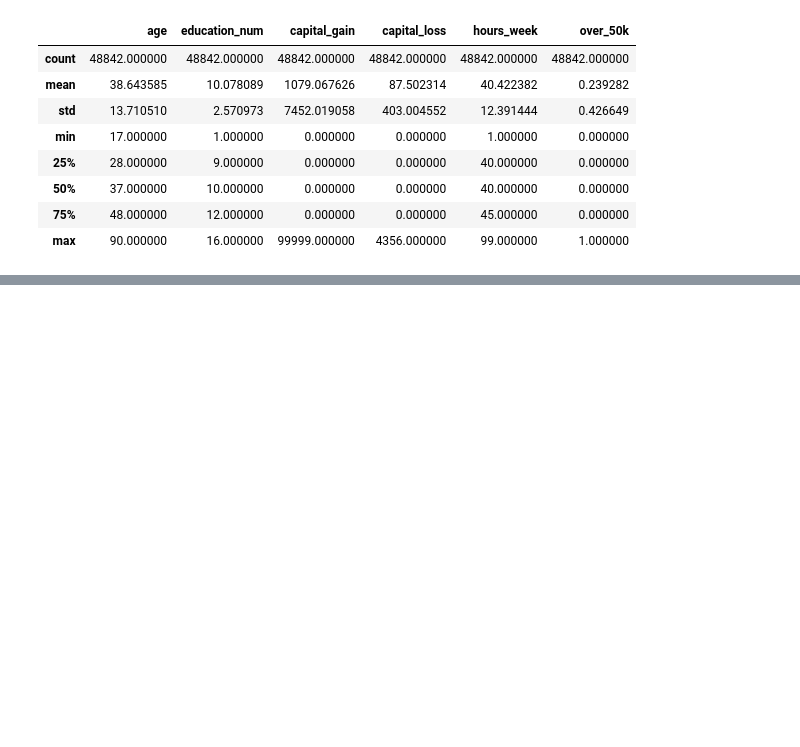
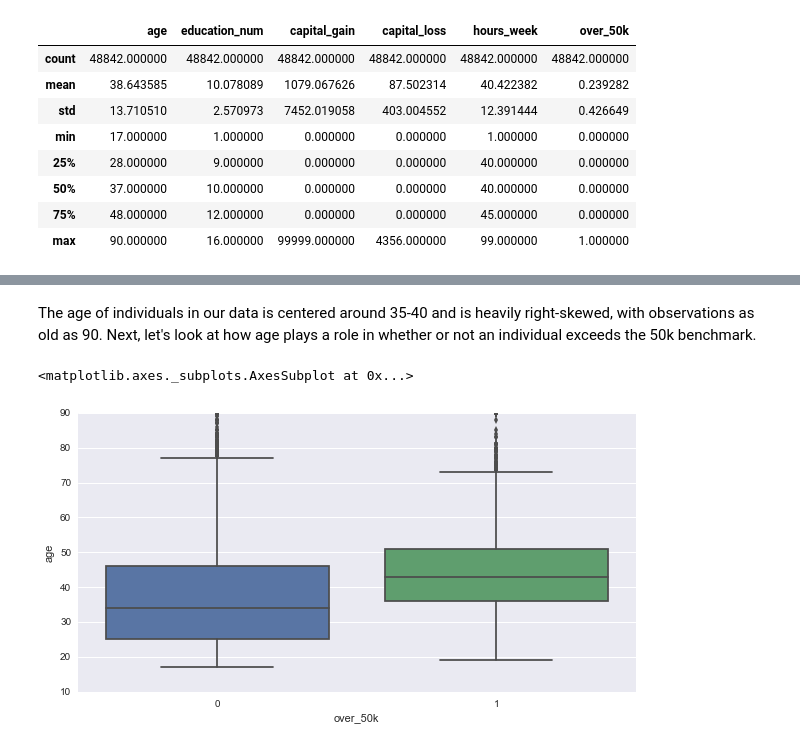
Before and after one commit to richconboy/RTI-Exercises, a Jupyter notebook: exercise01/Rich Conboy - Exercise Code.ipynb, the cells around one changed output, grey strips where cells are left out. Saved outputs shown, nothing was run; the diff lists cells and outputs as text; code cells hidden in the pictures; blank space fills up the shorter version.

```diff
--- a/exercise01/Rich Conboy - Exercise Code.ipynb
+++ b/exercise01/Rich Conboy - Exercise Code.ipynb
@@ -145,0 +167,9 @@ conn.close
+# %% [markdown]
+The age of individuals in our data is centered around 35-40 and is heavily right-skewed, with observations as old as 90.  Next, let's look at how age plays a role in whether or not an individual exceeds the 50k benchmark.
+# %%
+#Boxplot of over_50k by age
+f, ax = plt.subplots(figsize=(10, 5))
+sns.boxplot(x='over_50k', y='age', data=records_joined)
+# %% [output]
+<matplotlib.axes._subplots.AxesSubplot at 0x...>
+[figure, added]
```
Also changed, not shown: parts of 52 cells of this notebook.
